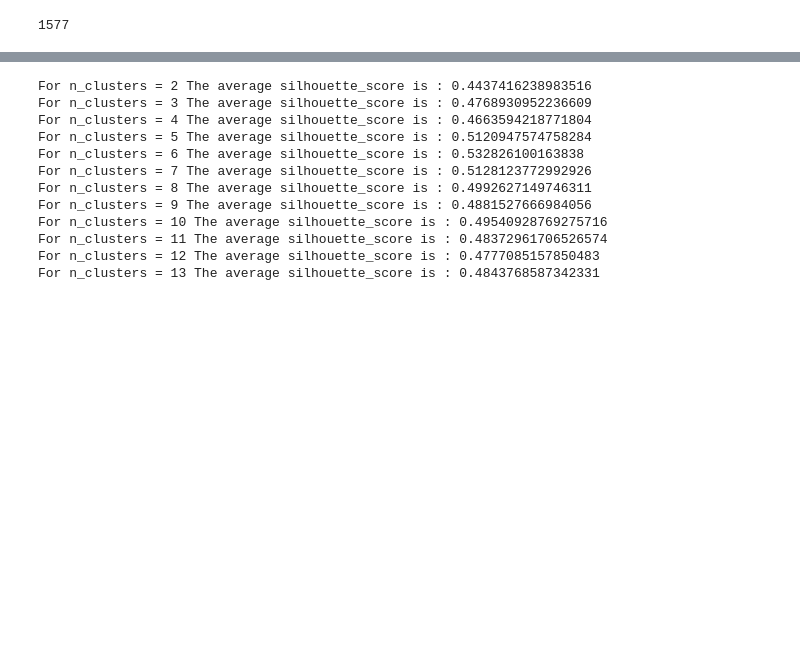
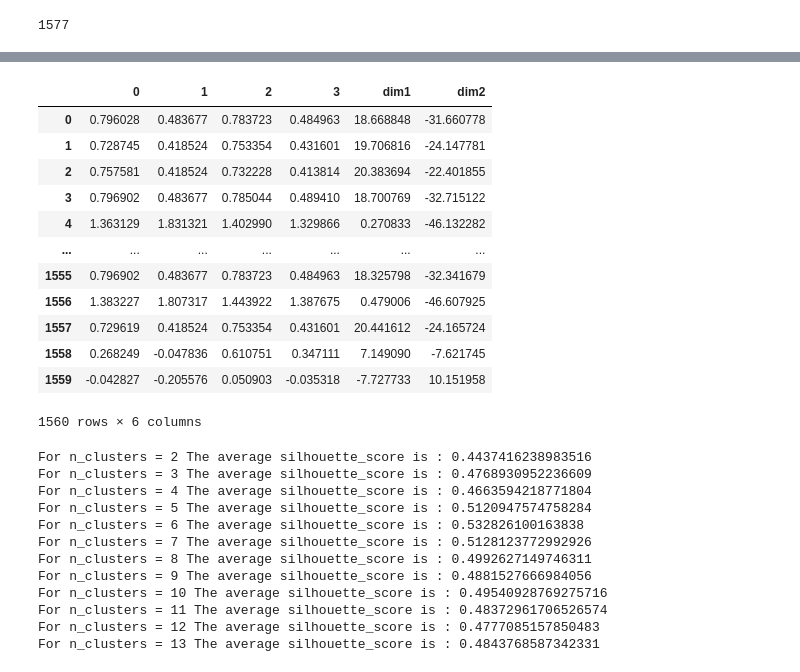
Before and after one commit to alexandgg/Streamlit-app, a Jupyter notebook: fundamental_clustering.ipynb, the cells around one changed output, grey strips where cells are left out. Cells and saved outputs as stored; diff of their text form; code cells hidden in the pictures; blank space fills up the shorter version.

```diff
--- a/fundamental_clustering.ipynb
+++ b/fundamental_clustering.ipynb
@@ -117,6 +118,22 @@ cluster_stand["dim1"] = X_embedded[:,0]
 cluster_stand["dim2"] = X_embedded[:,1]
 # cluster_stand = StandardScaler().fit_transform(etf_merged)
 # cluster_stand = pd.DataFrame(etf_merged)
+# %%
+cluster_stand
+# %% [output]
+|  | 0 | 1 | 2 | 3 | dim1 | dim2 |
+| 0 | 0.796028 | 0.483677 | 0.783723 | 0.484963 | 18.668848 | -31.660778 |
+| 1 | 0.728745 | 0.418524 | 0.753354 | 0.431601 | 19.706816 | -24.147781 |
+| 2 | 0.757581 | 0.418524 | 0.732228 | 0.413814 | 20.383694 | -22.401855 |
+| 3 | 0.796902 | 0.483677 | 0.785044 | 0.489410 | 18.700769 | -32.715122 |
+| 4 | 1.363129 | 1.831321 | 1.402990 | 1.329866 | 0.270833 | -46.132282 |
+| ... | ... | ... | ... | ... | ... | ... |
+| 1555 | 0.796902 | 0.483677 | 0.783723 | 0.484963 | 18.325798 | -32.341679 |
+| 1556 | 1.383227 | 1.807317 | 1.443922 | 1.387675 | 0.479006 | -46.607925 |
+| 1557 | 0.729619 | 0.418524 | 0.753354 | 0.431601 | 20.441612 | -24.165724 |
+| 1558 | 0.268249 | -0.047836 | 0.610751 | 0.347111 | 7.149090 | -7.621745 |
+| 1559 | -0.042827 | -0.205576 | 0.050903 | -0.035318 | -7.727733 | 10.151958 |
+1560 rows × 6 columns
 # %%
 #finding the "optimal" cluster
 iini = []
```
Also changed, not shown: parts of 12 cells of this notebook, 6 other files.
